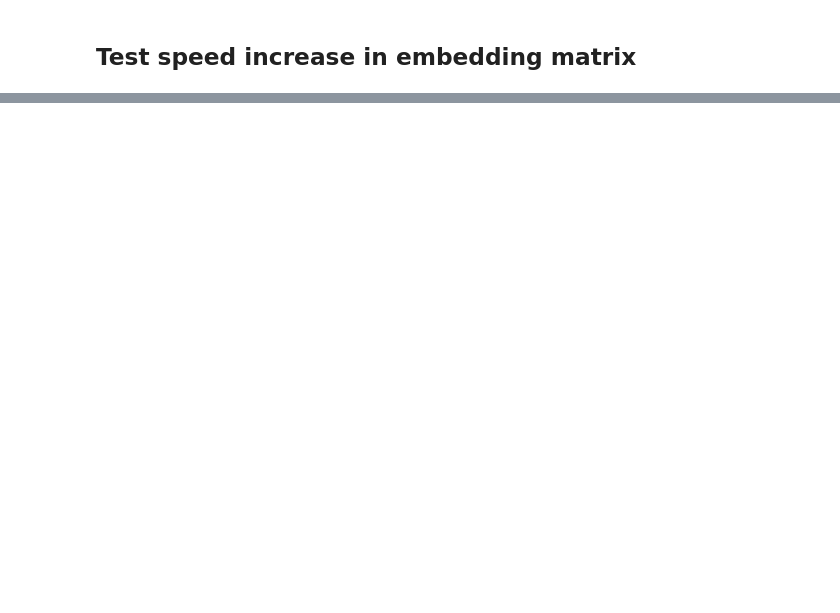
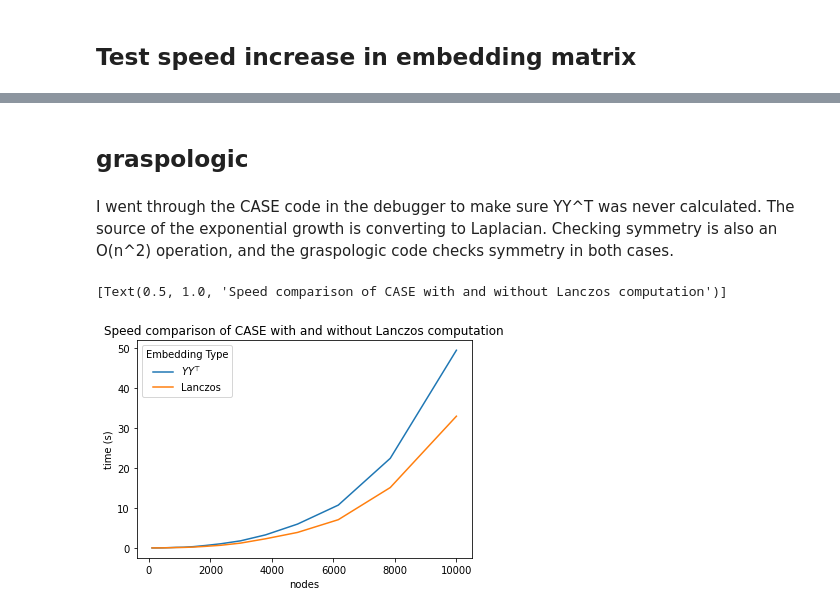
Before and after one commit to loftusa/graspy-personal, a Jupyter notebook: notebooks/LinearOperating_timetest.ipynb, the cells around one changed output, grey strips where cells are left out. Cells and saved outputs as stored; diff of their text form; code cells hidden in the pictures; blank space fills up the shorter version.

```diff
--- a/notebooks/LinearOperating_timetest.ipynb
+++ b/notebooks/LinearOperating_timetest.ipynb
@@ -177,0 +133,42 @@ ax.set(title=r"Speed comparison of Lanczos algorithm compared to calculating $YY
+# %% [markdown]
+## graspologic
+# %% [markdown]
+I went through the CASE code in the debugger to make sure YY^T was never calculated. The source of the exponential growth is converting to Laplacian. Checking symmetry is also an O(n^2) operation, and the graspologic code checks symmetry in both cases.
+# %%
+%load_ext autoreload
+%autoreload
+
+from graspologic.embed import CovariateAssistedEmbed as CASE
+from graspologic.embed.case import CovariateAssistedEmbedOld as CASEOLD
+
+slows = {}
+fasts = {}
+for n in nodes:
+    A, Y = gen_network(n)
+
+    # calculating Y@Y.T
+    case_old = CASEOLD(n_components=2, embedding_alg="non-assortative")
+    start = time()
+    case_old.fit_transform((A, Y))
+    slows[n] = time() - start
+
+    # as LinearOperator
+    case = CASE(n_components=2, assortative=False)
+    start = time()
+    case.fit_transform((A, Y))
+    fasts[n] = time() - start
+
+times = slows.copy()
+df = pd.DataFrame(times.values(), index=times.keys(), columns=["Slow"])
+df.reset_index(inplace=True)
+
+df["Fast"] = fasts.values()
+melted = pd.melt(df, id_vars="index")
+melted.rename(columns={"index": "nodes", "variable": "Embedding Type", "value": "time (s)"},
+              inplace=True)
+melted["Embedding Type"].replace({"Slow": r"$YY^\top$", "Fast": "Lanczos"}, inplace=True)
+ax = sns.lineplot(data=melted, x="nodes", y="time (s)", hue="Embedding Type")
+ax.set(title=r"Speed comparison of CASE with and without Lanczos computation")
+# %% [output]
+[Text(0.5, 1.0, 'Speed comparison of CASE with and without Lanczos computation')]
+[figure, added]
```
Also changed, not shown: parts of 23 cells of this notebook.
